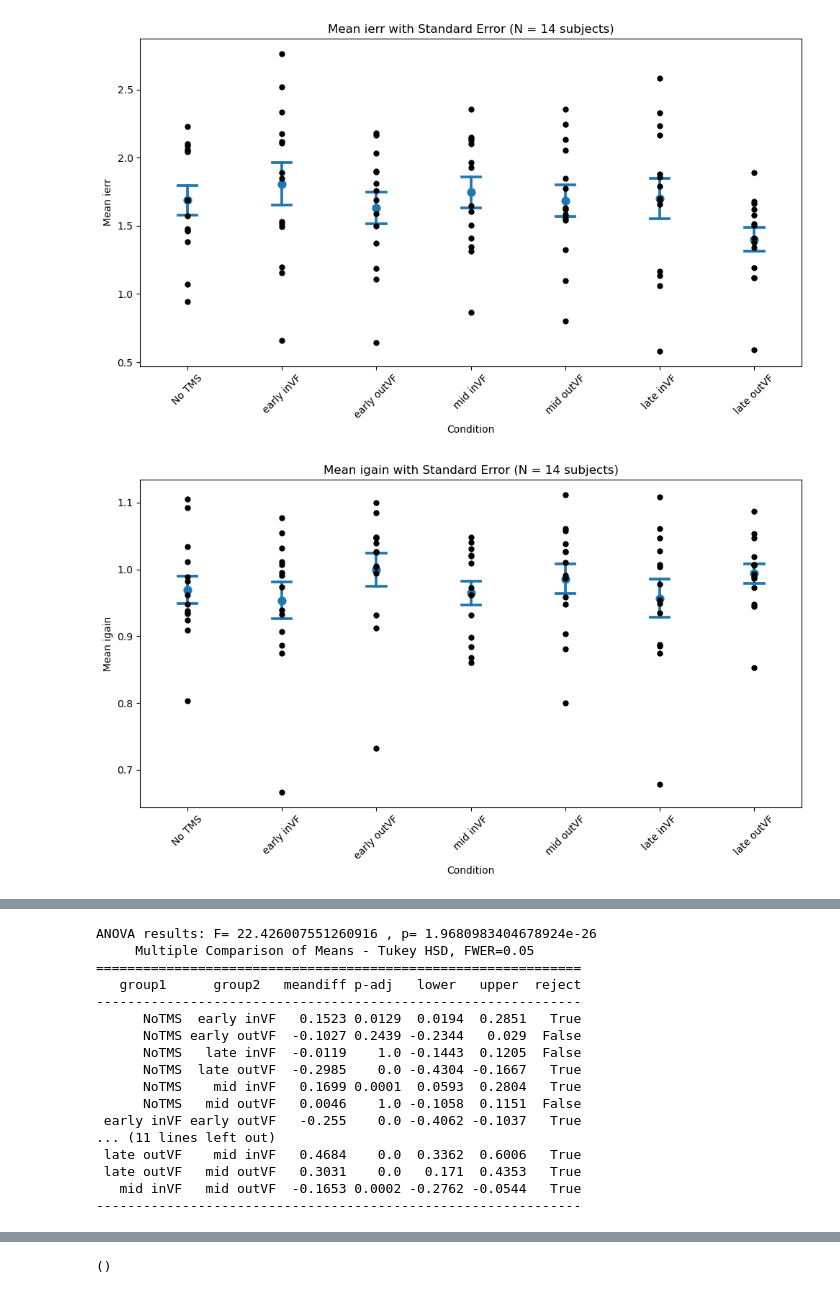
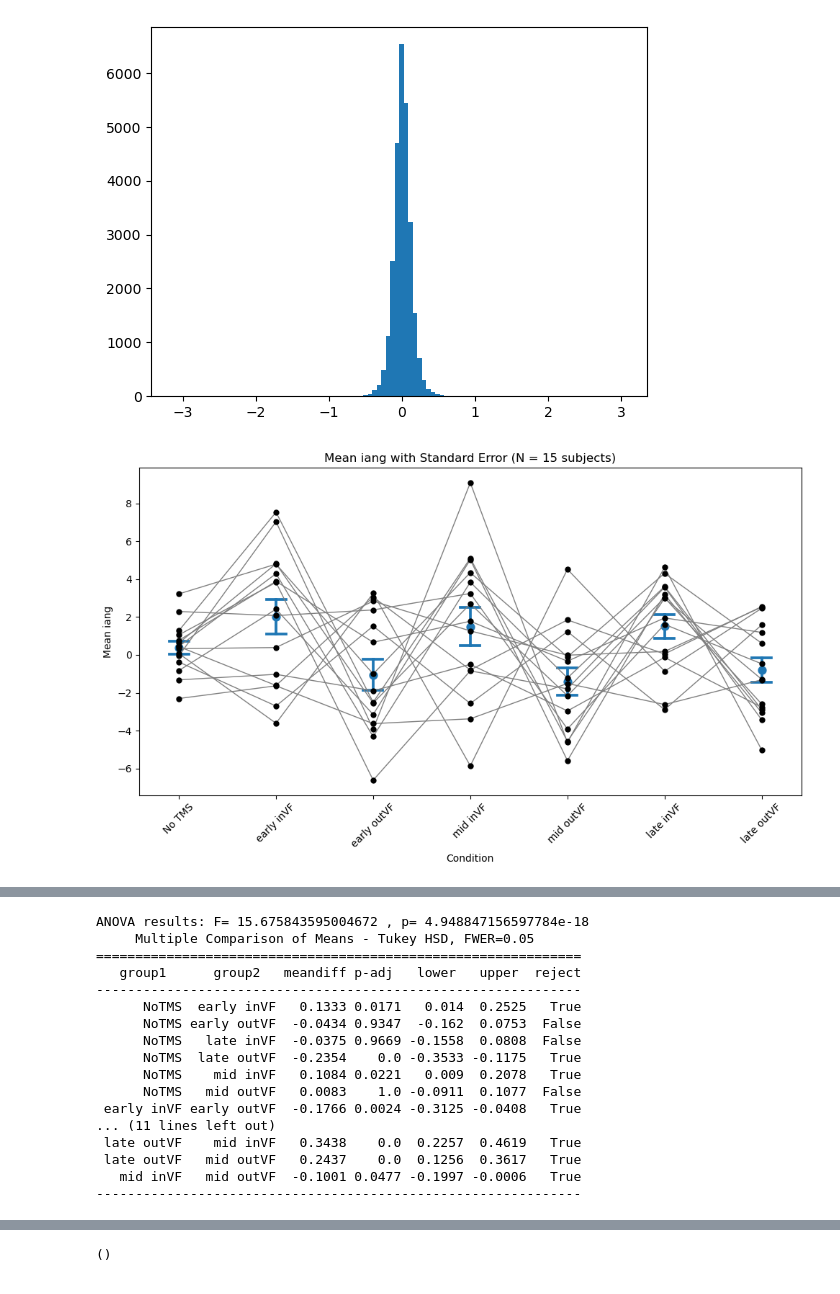
Before and after one commit to mindemory/mgs_stimul, a Jupyter notebook: mgsAnalysis/analysisEye/main.ipynb, the cells around one changed output, grey strips where cells are left out. Saved outputs shown, nothing was run; the diff lists cells and outputs as text; code cells hidden in the pictures.

```diff
--- a/mgsAnalysis/analysisEye/main.ipynb
+++ b/mgsAnalysis/analysisEye/main.ipynb
@@ -133,6 +121,10 @@ df['fgain'] = (np.sqrt(df['fsaccX']**2+df['fsaccY']**2))/(np.sqrt(df['TarX']**2+
 taramp = np.sqrt(df['TarX']**2+df['TarY']**2)
 df['ipea'] = (df['ierr'] - taramp)/taramp # percentage error in amplitude (Muri et al. 1996)
 df['fpea'] = (df['ferr'] - taramp)/taramp # percentage error in amplitude (Muri et al. 1996)
+# Angular error
+df['iang'] = np.arctan2(df['isaccY'], df['isaccX']) - np.arctan2(df['TarY'], df['TarX'])
+df['iang'] = np.arctan2(np.sin(df['iang']), np.cos(df['iang']))
+df['iang'] = np.rad2deg(df['iang'])
 # Angular and directional errors
 itheta = np.zeros(len(df), )
 ftheta = np.zeros(len(df), )
@@ -141,7 +133,6 @@ famp = np.zeros(len(df), )
 idir = np.zeros(len(df), )
 fdir = np.zeros(len(df), )
 for ii in range(len(df)):
-    #print(ii)
     tv = [df.loc[ii, 'TarX'], df.loc[ii, 'TarY']]
     iv = [df.loc[ii, 'ierrX'], df.loc[ii, 'ierrY']]
     fv = [df.loc[ii, 'ferrX'], df.loc[ii, 'ferrY']]
@@ -150,14 +141,16 @@ for ii in range(len(df)):
     # cosfv = np.dot(tv, fv)/(np.linalg.norm(tv)*np.linalg.norm(fv))
     itheta_val = np.arctan2(iv[1], iv[0]) - np.arctan2(tv[1], tv[0])
     ftheta_val = np.arctan2(fv[1], fv[0]) - np.arctan2(tv[1], tv[0])
-    if itheta_val > np.pi:
-        itheta_val -= 2 * np.pi
-    elif itheta_val < -np.pi:
-        itheta_val += 2 * np.pi
-    if ftheta_val > np.pi:
-        ftheta_val -= 2 * np.pi
-    elif ftheta_val < -np.pi:
-        ftheta_val += 2 * np.pi
+    itheta_val = np.arctan2(np.sin(itheta_val), np.cos(itheta_val))
+    ftheta_val = np.arctan2(np.sin(ftheta_val), np.cos(ftheta_val))
+    # if itheta_val > np.pi:
+    #     itheta_val -= 2 * np.pi
+    # elif itheta_val < -np.pi:
+    #     itheta_val += 2 * np.pi
+    # if ftheta_val > np.pi:
+    #     ftheta_val -= 2 * np.pi
+    # elif ftheta_val < -np.pi:
+    #     ftheta_val += 2 * np.pi
     itheta[ii] = itheta_val
     ftheta[ii] = ftheta_val
     iamp[ii] = np.linalg.norm(iv) * np.cos(itheta[ii])
@@ -179,3 +186,9 @@ plt.plot(df['igain'], df['isacc_rt'], 'ro')
+# %%
+plt.figure()
+plt.hist(df['iang'], bins = 100)
+plt.show()
+# %% [output]
+[figure, added]
 # %%
 def calculate_mean_and_se(group, error_metric):
     mean = group[error_metric].median()
@@ -183,7 +196,7 @@ def calculate_mean_and_se(group, error_metric):
     return pd.Series({'mean': mean, 'se': se})
 
 def plot_error_metric(df, error_metric):
-    #df = df[df['subjID'] != 11]
+    df = df[df['subjID'] != 11]
     subject_counts = df.groupby('subjID')['day'].nunique()
     valid_subjects = subject_counts[subject_counts == 5].index
     df_filtered = df[df['subjID'].isin(valid_subjects)  & (df['ispro'] == 1)]
@@ -195,38 +208,38 @@ def plot_error_metric(df, error_metric):
         'mid outVF': df_filtered[(df_filtered['TMS_condition'] == 'TMS outVF') & (df_filtered['day'].isin([1, 2, 3]))],
         'late inVF': df_filtered[(df_filtered['TMS_condition'] == 'TMS intoVF') & (df_filtered['day'] == 5)],
         'late outVF': df_filtered[(df_filtered['TMS_condition'] == 'TMS outVF') & (df_filtered['day'] == 5)],
     }
 
     # conditions = {
     #     'NoTMS inVF': df_filtered[(df_filtered['TMS_condition'] == 'No TMS') & (df_filtered['day'].isin([1, 2, 3])) & (df_filtered['instimVF'] == 1)],
     #     'NoTMS outVF': df_filtered[(df_filtered['TMS_condition'] == 'No TMS') & (df_filtered['day'].isin([1, 2, 3])) & (df_filtered['instimVF'] == 0)],
     #     'early inVF': df_filtered[(df_filtered['TMS_condition'] == 'TMS intoVF') & (df_filtered['day'] == 4)],
     #     'early outVF': df_filtered[(df_filtered['TMS_condition'] == 'TMS outVF') & (df_filtered['day'] == 4)],
     #     'mid inVF': df_filtered[(df_filtered['TMS_condition'] == 'TMS intoVF') & (df_filtered['day'].isin([1, 2, 3]))],
     #     'mid outVF': df_filtered[(df_filtered['TMS_condition'] == 'TMS outVF') & (df_filtered['day'].isin([1, 2, 3]))],
     #     'late inVF': df_filtered[(df_filtered['TMS_condition'] == 'TMS intoVF') & (df_filtered['day'] == 5)],
     #     'late outVF': df_filtered[(df_filtered['TMS_condition'] == 'TMS outVF') & (df_filtered['day'] == 5)],
     # }
     results = {cond: data.groupby('subjID').apply(calculate_mean_and_se, error_metric=error_metric) for cond, data in conditions.items()}
     combined_results = pd.concat(results, names=['Condition']).reset_index()
+    combined_results.to_csv('cc_test.csv', index = False)
 
     plt.figure(figsize=(10, 6))
     sns.pointplot(data=combined_results, x='Condition', y='mean', linestyle="none", capsize=.2, errorbar="se")
     sns.stripplot(data=combined_results, x='Condition', y='mean', color="black", jitter=False, size=6)
-    # sns.lineplot(data=combined_results, x='Condition', y='mean', hue='subjID',
-    #              palette=['gray']*len(valid_subjects), legend=False, dashes=True, linewidth=1)
+    sns.lineplot(data=combined_results, x='Condition', y='mean', hue='subjID',
+                   palette=['gray']*len(valid_subjects), legend=False, dashes=True, linewidth=1)
     plt.title(f'Mean {error_metric} with Standard Error (N = {len(valid_subjects)} subjects)')
     plt.ylabel(f'Mean {error_metric}')
     plt.xlabel('Condition')
     plt.xticks(rotation=45)
     plt.tight_layout()
     plt.show()
-plot_error_metric(df, 'ierr')
+plot_error_metric(df, 'iang')
 #plot_error_metric(df, 'ferr')
-plot_error_metric(df, 'igain')
-plot_error_metric(df, 'iamp')
-plot_error_metric(df, 'idir')
+# plot_error_metric(df, 'igain')
+# plot_error_metric(df, 'iamp')
+# plot_error_metric(df, 'idir')
 #plot_error_metric(df, 'fsacc_rt')
 # %% [output]
-[figure, old version]
+[figure, new version]
-[figure, removed]
@@ -235,6 +246,6 @@ plot_error_metric(df, 'idir')
 # %%
 def compute_stats(df, error_metric):
-    df = df[df['subjID'] != 11]
+    #df = df[df['subjID'] != 11]
     subject_counts = df.groupby('subjID')['day'].nunique()
     valid_subjects = subject_counts[subject_counts == 5].index
     df_filtered = df[df['subjID'].isin(valid_subjects)  & (df['ispro'] == 1)]
@@ -261,20 +272,20 @@ def compute_stats(df, error_metric):
 
 compute_stats(df, 'ierr')
 # %% [output]
-ANOVA results: F= 22.426007551260916 , p= 1.9680983404678924e-26
+ANOVA results: F= 15.675843595004672 , p= 4.948847156597784e-18
      Multiple Comparison of Means - Tukey HSD, FWER=0.05
 ==============================================================
    group1      group2   meandiff p-adj   lower   upper  reject
 --------------------------------------------------------------
-      NoTMS  early inVF   0.1523 0.0129  0.0194  0.2851   True
-      NoTMS early outVF  -0.1027 0.2439 -0.2344   0.029  False
-      NoTMS   late inVF  -0.0119    1.0 -0.1443  0.1205  False
-      NoTMS  late outVF  -0.2985    0.0 -0.4304 -0.1667   True
-      NoTMS    mid inVF   0.1699 0.0001  0.0593  0.2804   True
-      NoTMS   mid outVF   0.0046    1.0 -0.1058  0.1151  False
- early inVF early outVF   -0.255    0.0 -0.4062 -0.1037   True
+      NoTMS  early inVF   0.1333 0.0171   0.014  0.2525   True
+      NoTMS early outVF  -0.0434 0.9347  -0.162  0.0753  False
+      NoTMS   late inVF  -0.0375 0.9669 -0.1558  0.0808  False
+      NoTMS  late outVF  -0.2354    0.0 -0.3533 -0.1175   True
+      NoTMS    mid inVF   0.1084 0.0221   0.009  0.2078   True
+      NoTMS   mid outVF   0.0083    1.0 -0.0911  0.1077  False
+ early inVF early outVF  -0.1766 0.0024 -0.3125 -0.0408   True
 ... (11 lines left out)
- late outVF    mid inVF   0.4684    0.0  0.3362  0.6006   True
- late outVF   mid outVF   0.3031    0.0   0.171  0.4353   True
-   mid inVF   mid outVF  -0.1653 0.0002 -0.2762 -0.0544   True
+ late outVF    mid inVF   0.3438    0.0  0.2257  0.4619   True
+ late outVF   mid outVF   0.2437    0.0  0.1256  0.3617   True
+   mid inVF   mid outVF  -0.1001 0.0477 -0.1997 -0.0006   True
 --------------------------------------------------------------
```
Also changed, not shown: parts of 17 cells of this notebook.
